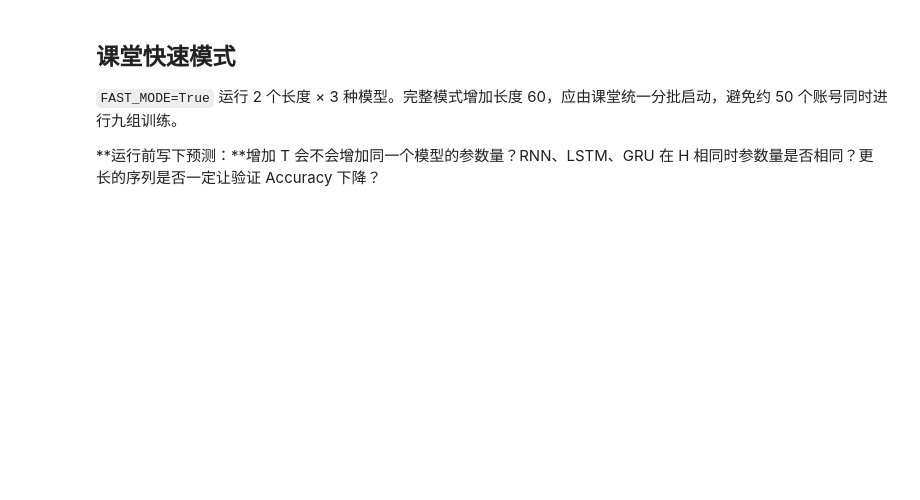
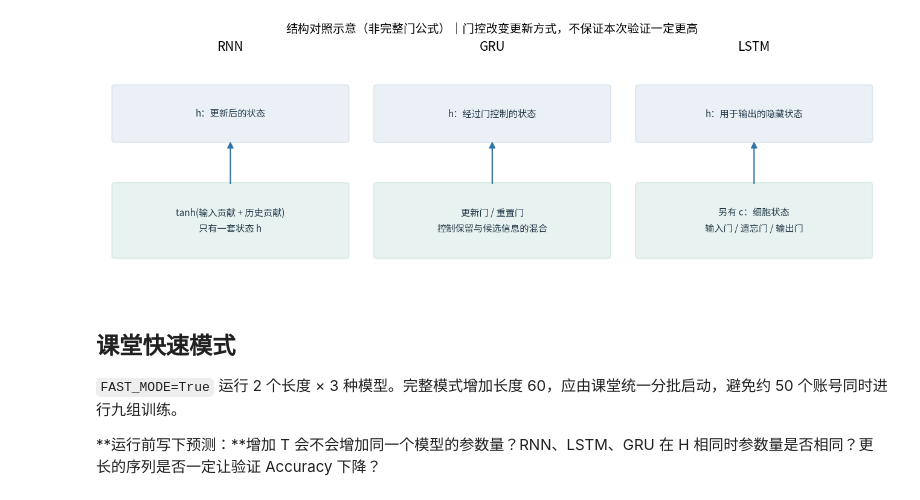
Before and after one commit to AYHQChang/2026DeeplearningDemo, a Jupyter notebook: 03_rnn_lab/04_RNN_LSTM_GRU对比.ipynb, the cells around one changed output. Drawn from its saved outputs; the diff is of its cells as text; code cells hidden in the pictures; blank space fills up the shorter version.

```diff
--- a/03_rnn_lab/04_RNN_LSTM_GRU对比.ipynb
+++ b/03_rnn_lab/04_RNN_LSTM_GRU对比.ipynb
@@ -26,3 +36,12 @@ from rnn_lab import (
+# %%
+from rnn_lab.teaching_visuals import plot_cell_memory_map
+import matplotlib.pyplot as plt
+
+fig = plot_cell_memory_map()
+plt.show()
+plt.close(fig)
+# %% [output]
+[figure, added]
 # %% [markdown]
 ## 课堂快速模式
 
```
Also changed, not shown: parts of 15 cells of this notebook, 41 other files.
